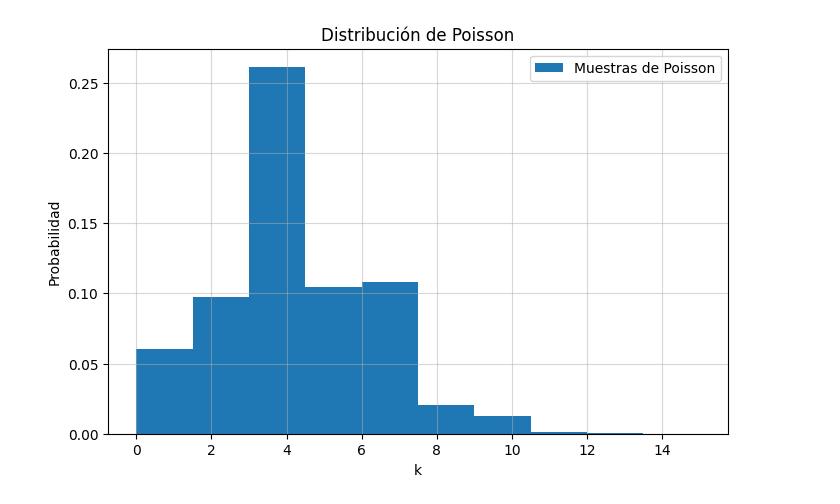
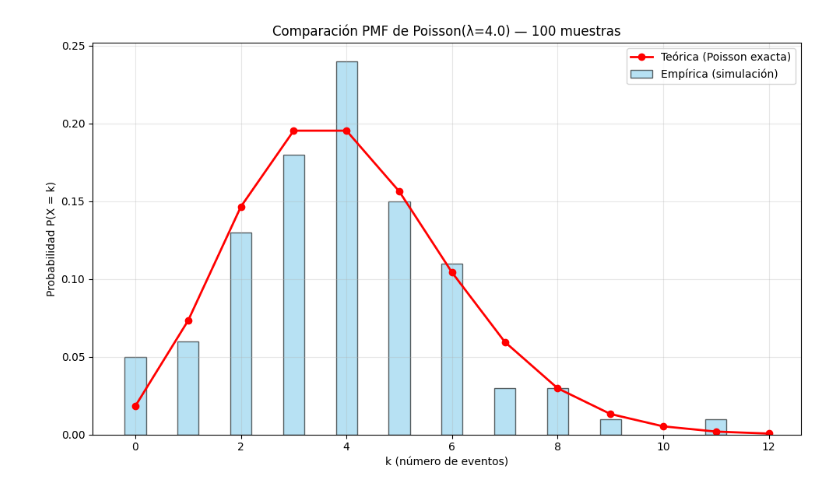
Before and after one commit to Ronaa-MX/simulacion-esfm, a Jupyter notebook: Poisson-PRNG.ipynb, the cells around one changed output. Cells and saved outputs as stored; diff of their text form; code cells hidden in the pictures.

Commit message:
Update: Homework of Poisson Distribution Generation

```diff
--- a/Poisson-PRNG.ipynb
+++ b/Poisson-PRNG.ipynb
@@ -11,7 +90,7 @@ from math import exp,factorial
 def poisson_prng(lam, n=1):
     """
     Genera una distribución de Poisson con lambda(lam) por el
-    método de la transformada inversa.>
+    método de la transformada inversa
     Parameters:
     lam: float (media de la distribución de Poisson)
     n: int(Número de valores a generar)
@@ -38,17 +142,24 @@ def poisson_prng(lam, n=1):
 # %%
-#Ejemplo y histograma
-if __name__=='__main__':
-    lam = 4
-    muestras = 100000
-    #Valores generados
-    valores = poisson_prng(lam,muestras)
-    plt.figure(figsize=(8,5))
-    plt.hist(valores,bins=10,density=True,label="Muestras de Poisson")
-    plt.ylabel("Probabilidad")
-    plt.xlabel("k")
-    plt.title('Distribución de Poisson')
-    plt.legend()
-    plt.grid(alpha=0.5)
-    plt.show()
+#Gráfica teórica y real de distribución
+# ------------------------------------------------------------
+# 4. Graficar ambas PMF
+# ------------------------------------------------------------
+plt.figure(figsize=(10, 6))
+
+# Barras: empírica
+plt.bar(valores_unicos, pmf_empirica, width=0.4, alpha=0.6,
+        label='Empírica (simulación)', color='skyblue', edgecolor='black')
+
+# Línea/puntos: teórica
+plt.plot(x_teorico, pmf_teorica, 'ro-', markersize=6, linewidth=2,
+         label='Teórica (Poisson exacta)')
+
+plt.xlabel('k (número de eventos)')
+plt.ylabel('Probabilidad P(X = k)')
+plt.title(f'Comparación PMF de Poisson(λ={lam}) — {n_muestras} muestras')
+plt.legend()
+plt.grid(alpha=0.3)
+plt.tight_layout()
+plt.show()
 # %% [output]
-[figure, old version]
+[figure, new version]
```
Also changed, not shown: parts of 3 cells of this notebook.
